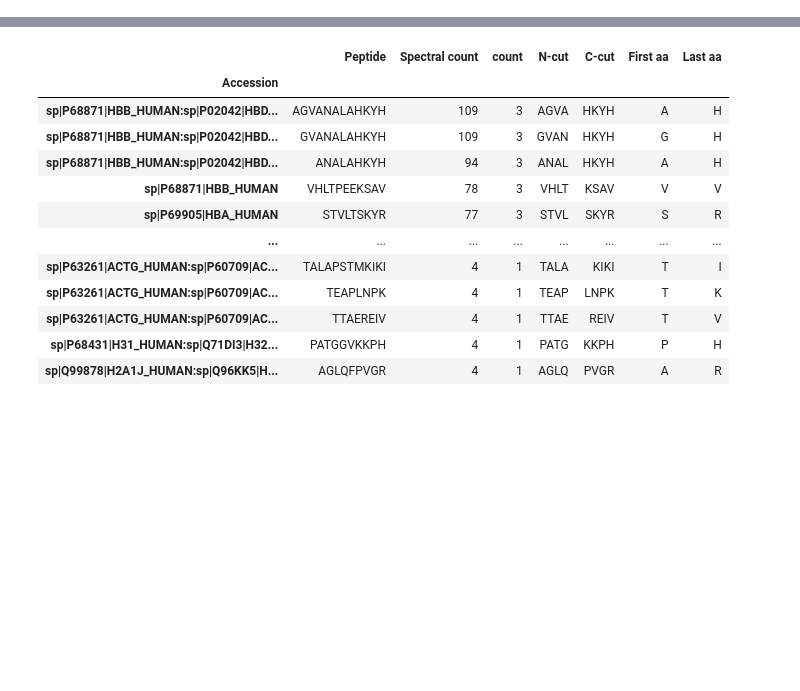
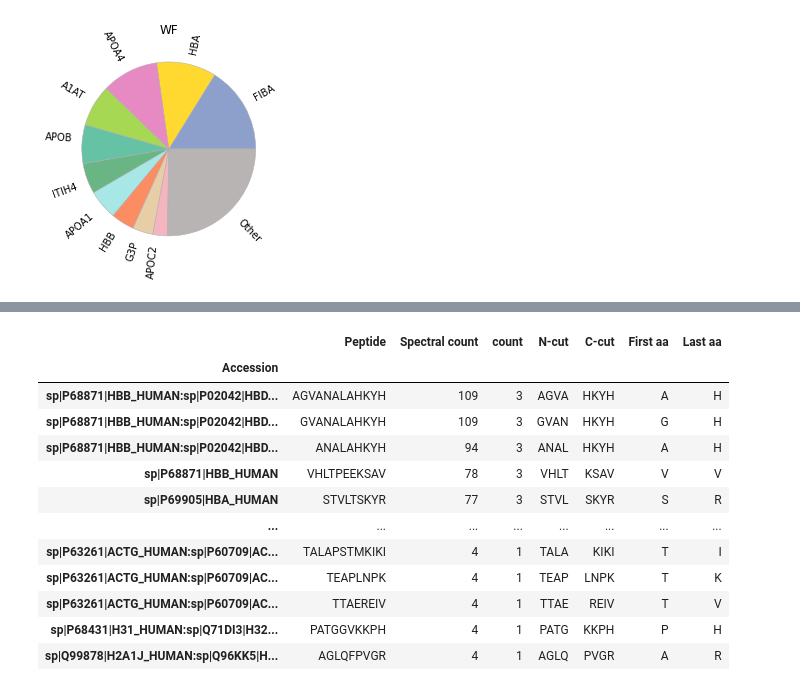
Before and after one commit to ErikHartman/peptidomic_py, a Jupyter notebook: playground.ipynb, the cells around one changed output, grey strips where cells are left out. Saved outputs shown, nothing was run; the diff lists cells and outputs as text; code cells hidden in the pictures; blank space fills up the shorter version.

```diff
--- a/playground.ipynb
+++ b/playground.ipynb
@@ -133 +134,22 @@ test
  'Other']
+# %%
+g=(0.4, 0.7607843137254902, 0.6470588235294118)
+r=(0.9882352941176471, 0.5529411764705883, 0.3843137254901961)
+l=(0.5529411764705883, 0.6274509803921569, 0.796078431372549)
+p=(0.9058823529411765, 0.5411764705882353, 0.7647058823529411)
+lg=(0.6509803921568628, 0.8470588235294118, 0.32941176470588235)
+y=(1.0, 0.8509803921568627, 0.1843137254901961)
+
+rc1=('#69b584')
+rc2=('#a7e8e7')
+rc3=('#e8cea7')
+rc4=('#f5b5bf')
+rc5=('#b8b4b4')
+
+WF_colors=[l,y,p,lg,g,rc1,rc2,r,rc3,rc4,rc5]
+wp = { 'linewidth' : 0.5, 'edgecolor' : "#afabb3" }
+plt.pie(list(df_list_imp),labels = test , wedgeprops=wp, rotatelabels=True, colors=WF_colors)
+plt.title('WF')
+plt.savefig('WF_prot_pie.svg', transparent=True, bbox='tight')
+# %% [output]
+[figure, added]
```
Also changed, not shown: parts of 17 cells of this notebook, 7 other files.
